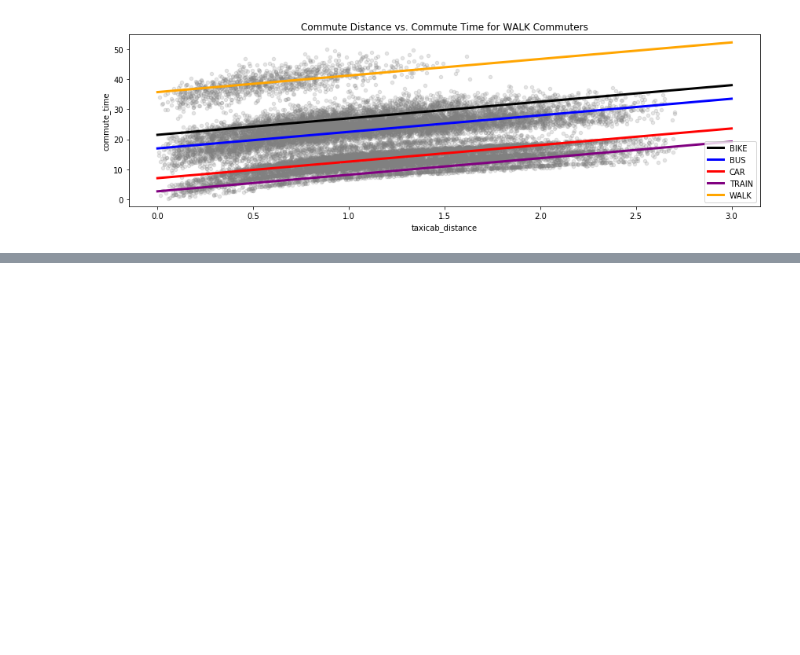
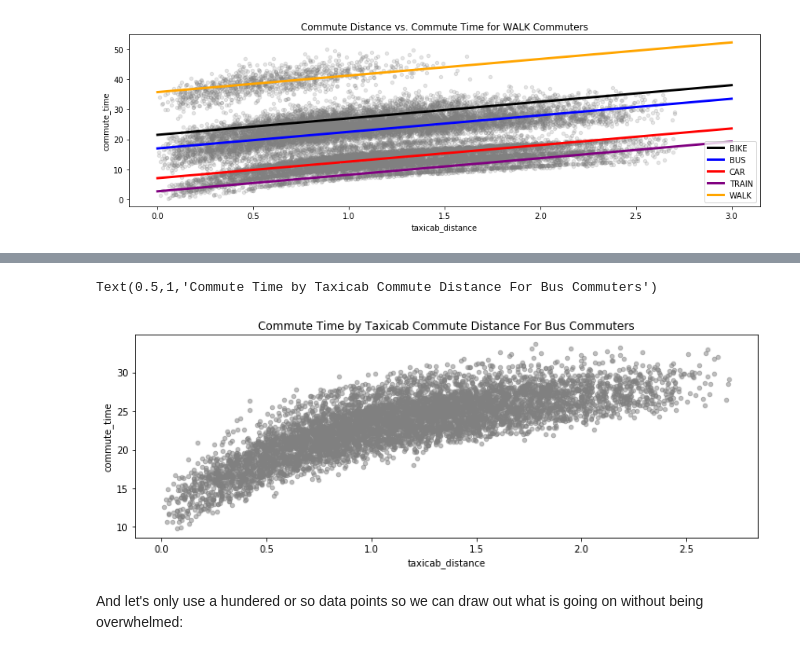
Before and after one commit to QCaudron/ml_101, a Jupyter notebook: 2_Linear_models/linear-regression.ipynb, the cells around one changed output, grey strips where cells are left out. Cells and saved outputs as stored; diff of their text form; code cells hidden in the pictures; blank space fills up the shorter version.

```diff
--- a/2_Linear_models/linear-regression.ipynb
+++ b/2_Linear_models/linear-regression.ipynb
@@ -632,0 +665,14 @@ fig.tight_layout()
+# %%
+bus_commuter_mask = train_data_raw['commute_type'] == 'BUS'
+bus_commuters_train = train_data_raw.loc[bus_commuter_mask, :]
+# %%
+fig, ax = plt.subplots(figsize=(12, 4))
+
+bus_commuters_train.plot(ax=ax, kind='scatter', x='taxicab_distance', y='commute_time',
+                         color='gray', alpha=0.5)
+ax.set_title("Commute Time by Taxicab Commute Distance For Bus Commuters")
+# %% [output]
+Text(0.5,1,'Commute Time by Taxicab Commute Distance For Bus Commuters')
+[figure, added]
+# %% [markdown]
+And let's only use a hundered or so data points so we can draw out what is going on without being overwhelmed:
```
Also changed, not shown: parts of 13 cells of this notebook.
